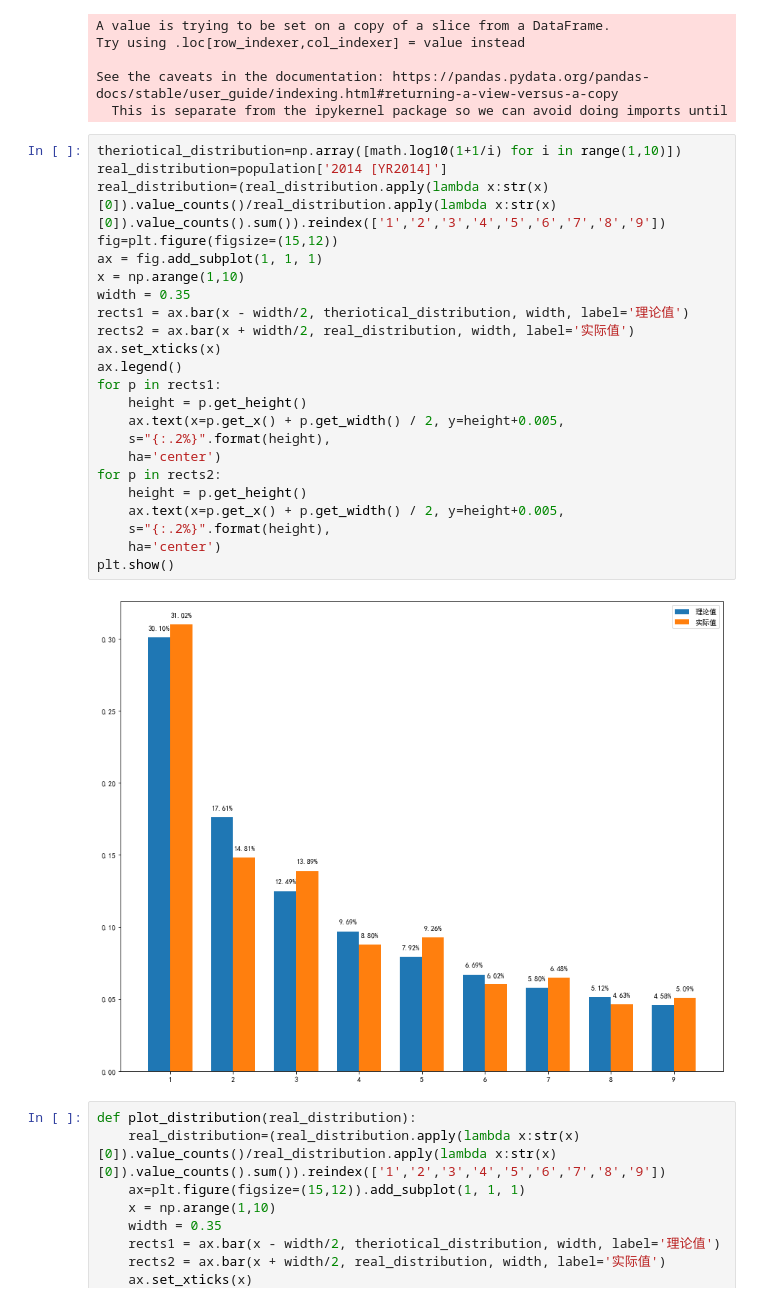
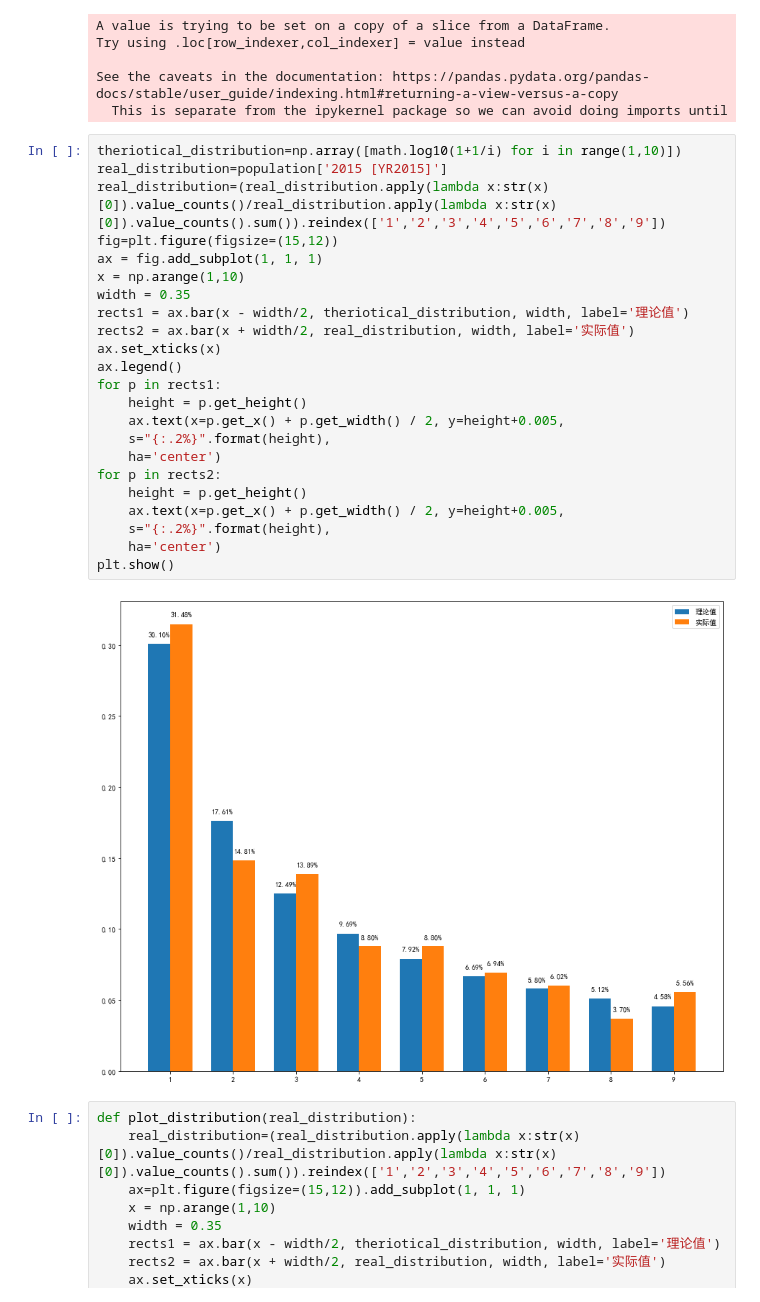
Before and after one commit to hyang1985/First-digital, a Jupyter notebook: 首位数定律.ipynb, the cells around one changed output. Cells and saved outputs as stored; diff of their text form.

```diff
--- a/首位数定律.ipynb
+++ b/首位数定律.ipynb
@@ -69,29 +85,29 @@ See the caveats in the documentation: https://pandas.pydata.org/pandas-docs/stab
   This is separate from the ipykernel package so we can avoid doing imports until
 # %%
 theriotical_distribution=np.array([math.log10(1+1/i) for i in range(1,10)])
-real_distribution=population['2014 [YR2014]']
+real_distribution=population['2015 [YR2015]']
 real_distribution=(real_distribution.apply(lambda x:str(x)[0]).value_counts()/real_distribution.apply(lambda x:str(x)[0]).value_counts().sum()).reindex(['1','2','3','4','5','6','7','8','9'])
 fig=plt.figure(figsize=(15,12))
 ax = fig.add_subplot(1, 1, 1)
 x = np.arange(1,10)
 width = 0.35
 rects1 = ax.bar(x - width/2, theriotical_distribution, width, label='理论值')
 rects2 = ax.bar(x + width/2, real_distribution, width, label='实际值')
 ax.set_xticks(x)
 ax.legend()
 for p in rects1:
     height = p.get_height()
     ax.text(x=p.get_x() + p.get_width() / 2, y=height+0.005,
     s="{:.2%}".format(height),
     ha='center')
 for p in rects2:
     height = p.get_height()
     ax.text(x=p.get_x() + p.get_width() / 2, y=height+0.005,
     s="{:.2%}".format(height),
     ha='center')
 plt.show()
 # %% [output]
-[figure, old version]
+[figure, new version]
 # %%
 def plot_distribution(real_distribution):
     real_distribution=(real_distribution.apply(lambda x:str(x)[0]).value_counts()/real_distribution.apply(lambda x:str(x)[0]).value_counts().sum()).reindex(['1','2','3','4','5','6','7','8','9'])
```
Also changed, not shown: parts of 12 cells of this notebook, 4 other files.
